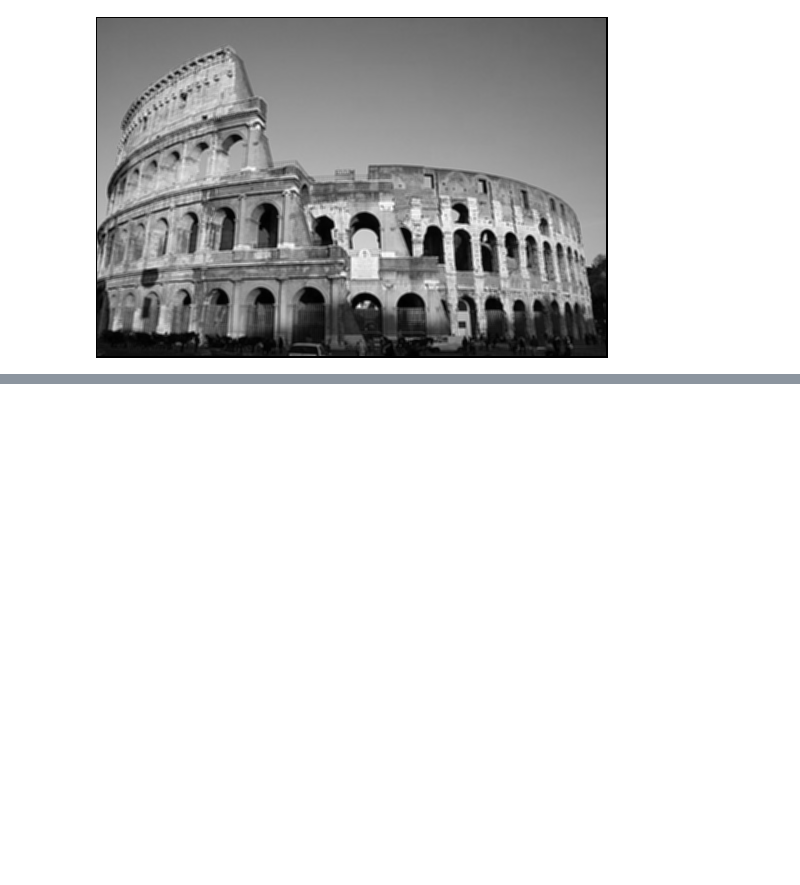
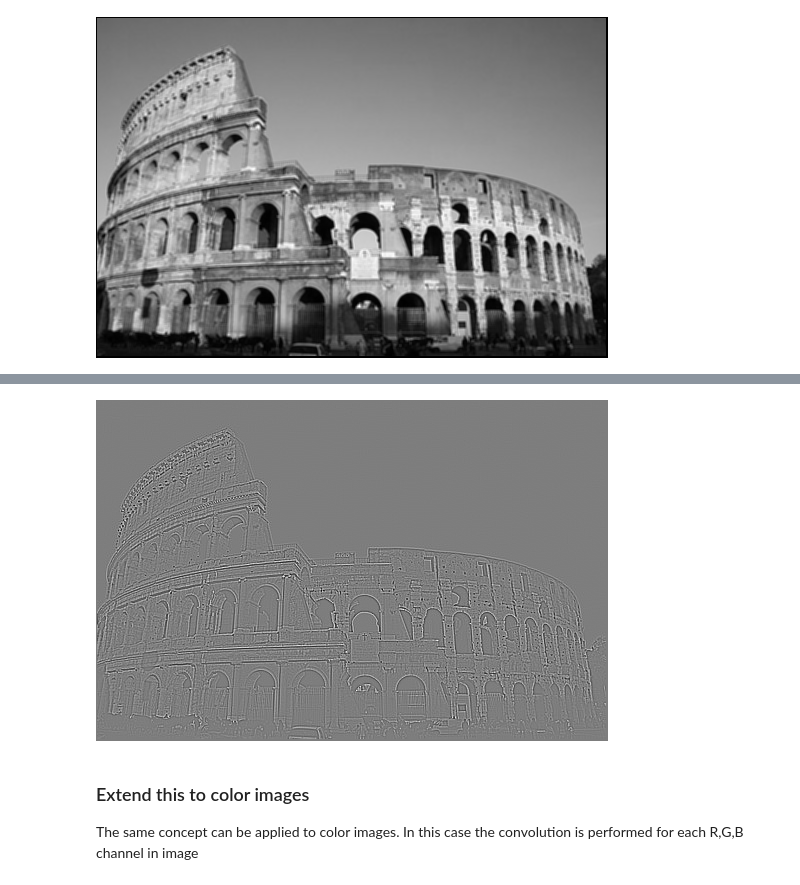
Before and after one commit to vinayshanbhag/math, a Jupyter notebook: Convolution_Kernels.ipynb, the cells around one changed output, grey strips where cells are left out. Cells and saved outputs as stored; diff of their text form; code cells hidden in the pictures; blank space fills up the shorter version.

```diff
--- a/Convolution_Kernels.ipynb
+++ b/Convolution_Kernels.ipynb
@@ -114,0 +180,7 @@ Image.fromarray(np.uint8(interp(output_image,[output_image.min(),output_image.ma
+# %%
+display_image(convolve(orig_image, outline_kernel))
+# %% [output]
+[figure, added]
+# %% [markdown]
+<h3>Extend this to color images</h3>
+<p>The same concept can be applied to color images. In this case the convolution is performed for each R,G,B channel in image</p>
```
Also changed, not shown: parts of 13 cells of this notebook.
